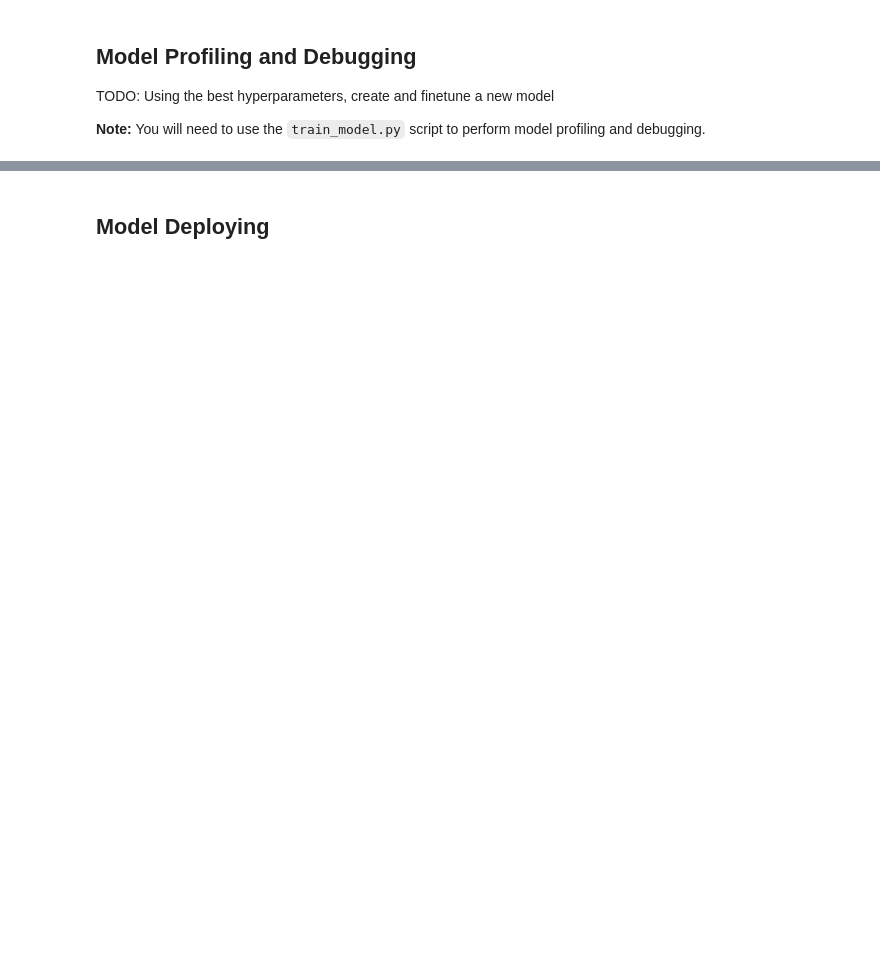
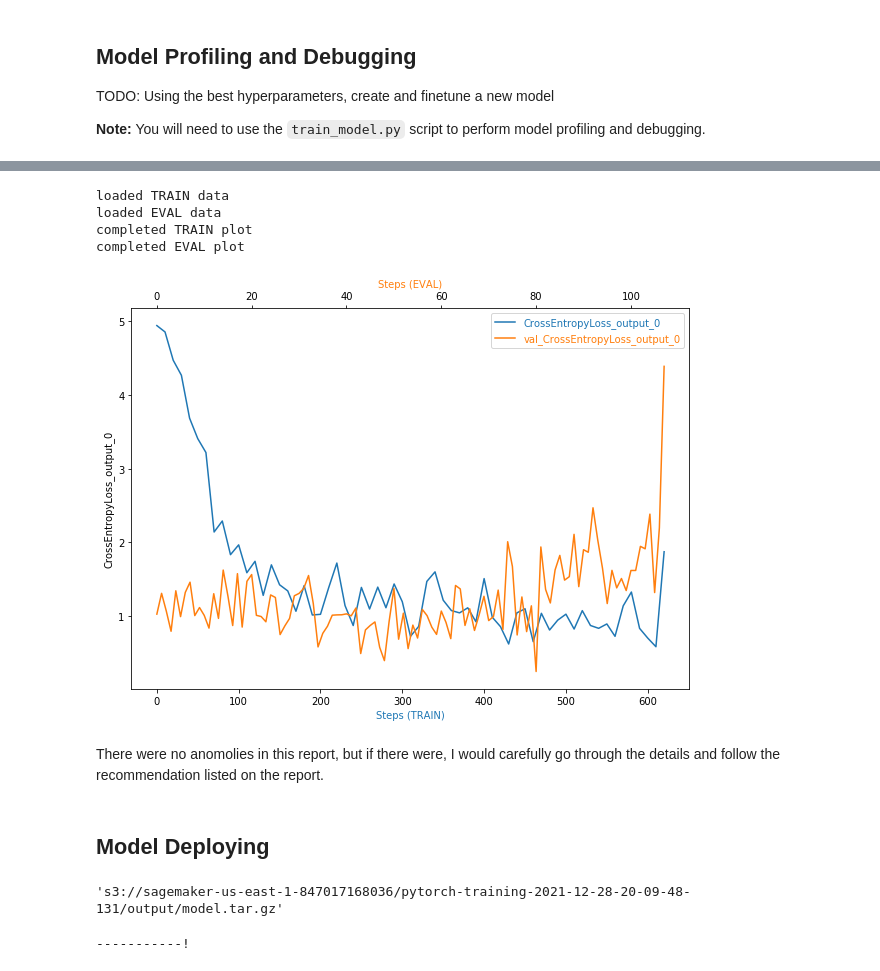
Before and after one commit to SLane35/CD0387-deep-learning-topics-within-computer-vision-nlp-project-starter, a Jupyter notebook: train_and_deploy.ipynb, the cells around one changed output, grey strips where cells are left out. Saved outputs shown, nothing was run; the diff lists cells and outputs as text; code cells hidden in the pictures; blank space fills up the shorter version.

```diff
--- a/train_and_deploy.ipynb
+++ b/train_and_deploy.ipynb
@@ -180,0 +316,36 @@ estimator = # TODO: Your estimator here
+# %%
+import matplotlib.pyplot as plt
+from mpl_toolkits.axes_grid1 import host_subplot
+
+
+def plot_tensor(trial, tensor_name):
+
+    steps_train, vals_train = get_data(trial, tensor_name, mode=ModeKeys.TRAIN)
+    print("loaded TRAIN data")
+    steps_eval, vals_eval = get_data(trial, tensor_name, mode=ModeKeys.EVAL)
+    print("loaded EVAL data")
+
+    fig = plt.figure(figsize=(10, 7))
+    host = host_subplot(111)
+
+    par = host.twiny()
+
+    host.set_xlabel("Steps (TRAIN)")
+    par.set_xlabel("Steps (EVAL)")
+    host.set_ylabel(tensor_name)
+
+    (p1,) = host.plot(steps_train, vals_train, label=tensor_name)
+    print("completed TRAIN plot")
+    (p2,) = par.plot(steps_eval, vals_eval, label="val_" + tensor_name)
+    print("completed EVAL plot")
+    leg = plt.legend()
+
+    host.xaxis.get_label().set_color(p1.get_color())
+    leg.texts[0].set_color(p1.get_color())
+
+    par.xaxis.get_label().set_color(p2.get_color())
+    leg.texts[1].set_color(p2.get_color())
+
+    plt.ylabel(tensor_name)
+
+    plt.show()
@@ -181,3 +381,13 @@ estimator = # TODO: Your estimator here
+# %%
+plot_tensor(trial, "CrossEntropyLoss_output_0") #Plotting the loss
+# %% [output]
+loaded TRAIN data
+loaded EVAL data
+completed TRAIN plot
+completed EVAL plot
+[figure, added]
+# %% [markdown]
+There were no anomolies in this report, but if there were, I would carefully go through the details and follow the recommendation listed on the report.
 # %%
 # TODO: Display the profiler output
 # %% [markdown]
@@ -193,0 +395,4 @@ response = predictor.predict(image)
+# %%
+estimator_train.model_data
+# %% [output]
+'s3://sagemaker-us-east-1-847017168036/pytorch-training-2021-12-28-20-09-48-131/output/model.tar.gz'
@@ -193,0 +415,9 @@ response = predictor.predict(image)
+# %%
+
+pytorch_model = PyTorchModel(model_data=model_location, role=role, entry_point='endpoint.py',py_version='py36',
+                             framework_version='1.8',
+                             predictor_cls=ImagePredictor)
+
+predictor=pytorch_model.deploy(initial_instance_count=1, instance_type="ml.g4dn.xlarge")
+# %% [output]
+-----------!
```
Also changed, not shown: parts of 26 cells of this notebook, 2 other files.
